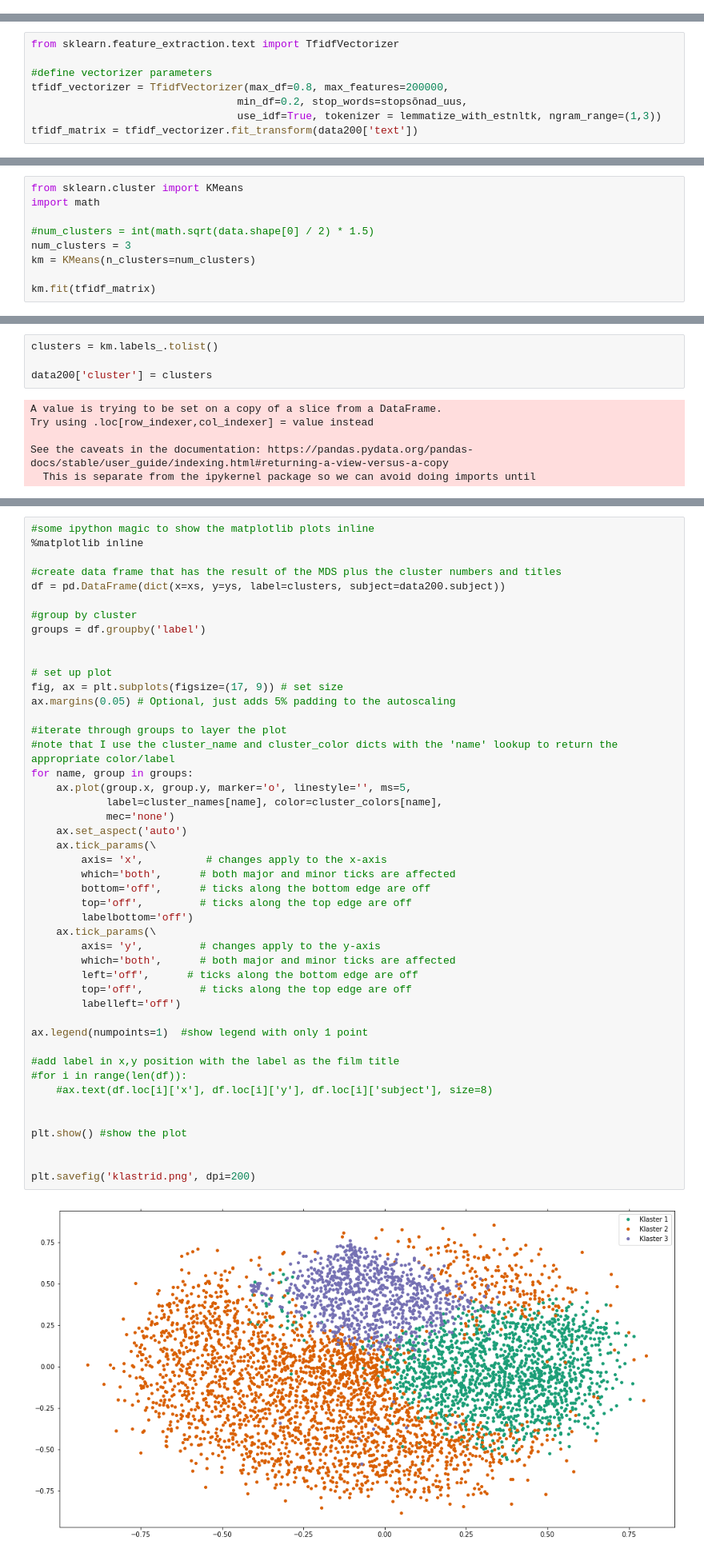
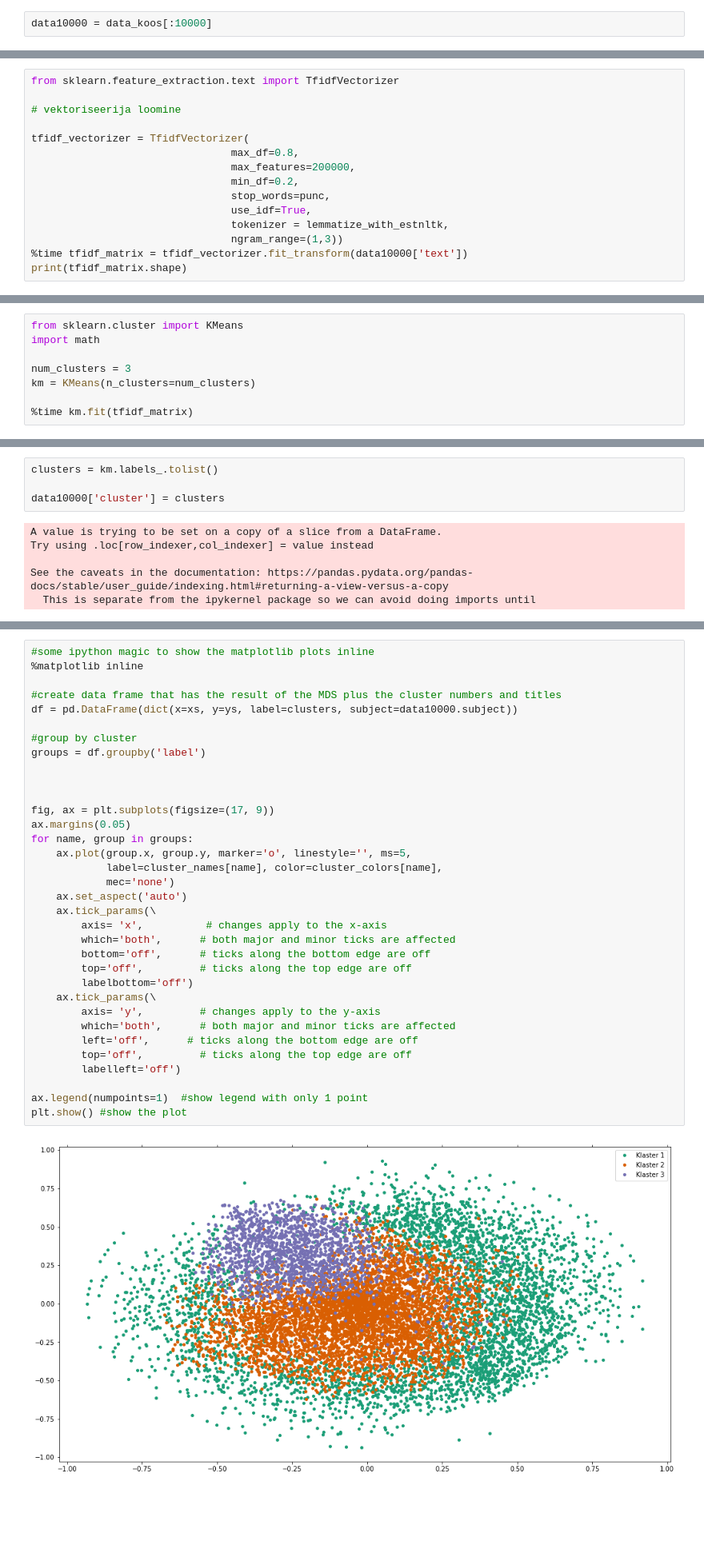
Before and after one commit to anneliisramson/eestikeelsed-uudised, a Jupyter notebook: 05 Klasterdamine.ipynb, the cells around one changed output, grey strips where cells are left out. Shown at 80% size. Cells and saved outputs as stored; diff of their text form; blank space fills up the shorter version.

```diff
--- a/05 Klasterdamine.ipynb
+++ b/05 Klasterdamine.ipynb
@@ -75 +76,3 @@ data200 = data_koos[:5000]
+# %%
+data10000 = data_koos[:10000]
 # %%
@@ -83,8 +96,15 @@ Kood on adapteeritud http://brandonrose.org/clustering
 # %%
 from sklearn.feature_extraction.text import TfidfVectorizer
 
-#define vectorizer parameters
-tfidf_vectorizer = TfidfVectorizer(max_df=0.8, max_features=200000,
-                                 min_df=0.2, stop_words=stopsõnad_uus,
-                                 use_idf=True, tokenizer = lemmatize_with_estnltk, ngram_range=(1,3))
-tfidf_matrix = tfidf_vectorizer.fit_transform(data200['text'])
+# vektoriseerija loomine
+
+tfidf_vectorizer = TfidfVectorizer(
+                                max_df=0.8,
+                                max_features=200000,
+                                min_df=0.2,
+                                stop_words=punc,
+                                use_idf=True,
+                                tokenizer = lemmatize_with_estnltk,
+                                ngram_range=(1,3))
+%time tfidf_matrix = tfidf_vectorizer.fit_transform(data10000['text'])
+print(tfidf_matrix.shape)
@@ -101,9 +142,8 @@ dist = 1 - cosine_similarity(tfidf_matrix)
 from sklearn.cluster import KMeans
 import math
 
-#num_clusters = int(math.sqrt(data.shape[0] / 2) * 1.5)
 num_clusters = 3
 km = KMeans(n_clusters=num_clusters)
 
-km.fit(tfidf_matrix)
+%time km.fit(tfidf_matrix)
 # %% [output]
@@ -113,7 +163,7 @@ KMeans(algorithm='auto', copy_x=True, init='k-means++', max_iter=300,
 # %%
 clusters = km.labels_.tolist()
 
-data200['cluster'] = clusters
+data10000['cluster'] = clusters
 # %% [output]
 A value is trying to be set on a copy of a slice from a DataFrame.
 Try using .loc[row_indexer,col_indexer] = value instead
@@ -197,47 +233,35 @@ xs, ys = pos[:, 0], pos[:, 1]
 %matplotlib inline
 
 #create data frame that has the result of the MDS plus the cluster numbers and titles
-df = pd.DataFrame(dict(x=xs, y=ys, label=clusters, subject=data200.subject))
+df = pd.DataFrame(dict(x=xs, y=ys, label=clusters, subject=data10000.subject))
 
 #group by cluster
 groups = df.groupby('label')
 
 
-# set up plot
-fig, ax = plt.subplots(figsize=(17, 9)) # set size
-ax.margins(0.05) # Optional, just adds 5% padding to the autoscaling
 
-#iterate through groups to layer the plot
-#note that I use the cluster_name and cluster_color dicts with the 'name' lookup to return the appropriate color/label
+fig, ax = plt.subplots(figsize=(17, 9))
+ax.margins(0.05)
 for name, group in groups:
     ax.plot(group.x, group.y, marker='o', linestyle='', ms=5,
             label=cluster_names[name], color=cluster_colors[name],
             mec='none')
     ax.set_aspect('auto')
     ax.tick_params(\
         axis= 'x',          # changes apply to the x-axis
         which='both',      # both major and minor ticks are affected
         bottom='off',      # ticks along the bottom edge are off
         top='off',         # ticks along the top edge are off
         labelbottom='off')
     ax.tick_params(\
         axis= 'y',         # changes apply to the y-axis
         which='both',      # both major and minor ticks are affected
         left='off',      # ticks along the bottom edge are off
         top='off',         # ticks along the top edge are off
         labelleft='off')
 
 ax.legend(numpoints=1)  #show legend with only 1 point
-
-#add label in x,y position with the label as the film title
-#for i in range(len(df)):
-    #ax.text(df.loc[i]['x'], df.loc[i]['y'], df.loc[i]['subject'], size=8)
-
-
 plt.show() #show the plot
-
-
-plt.savefig('klastrid.png', dpi=200)
 # %% [output]
-[figure, old version]
+[figure, new version]
 <Figure size 432x288 with 0 Axes>
```
Also changed, not shown: parts of 33 cells of this notebook, 9 other files.
